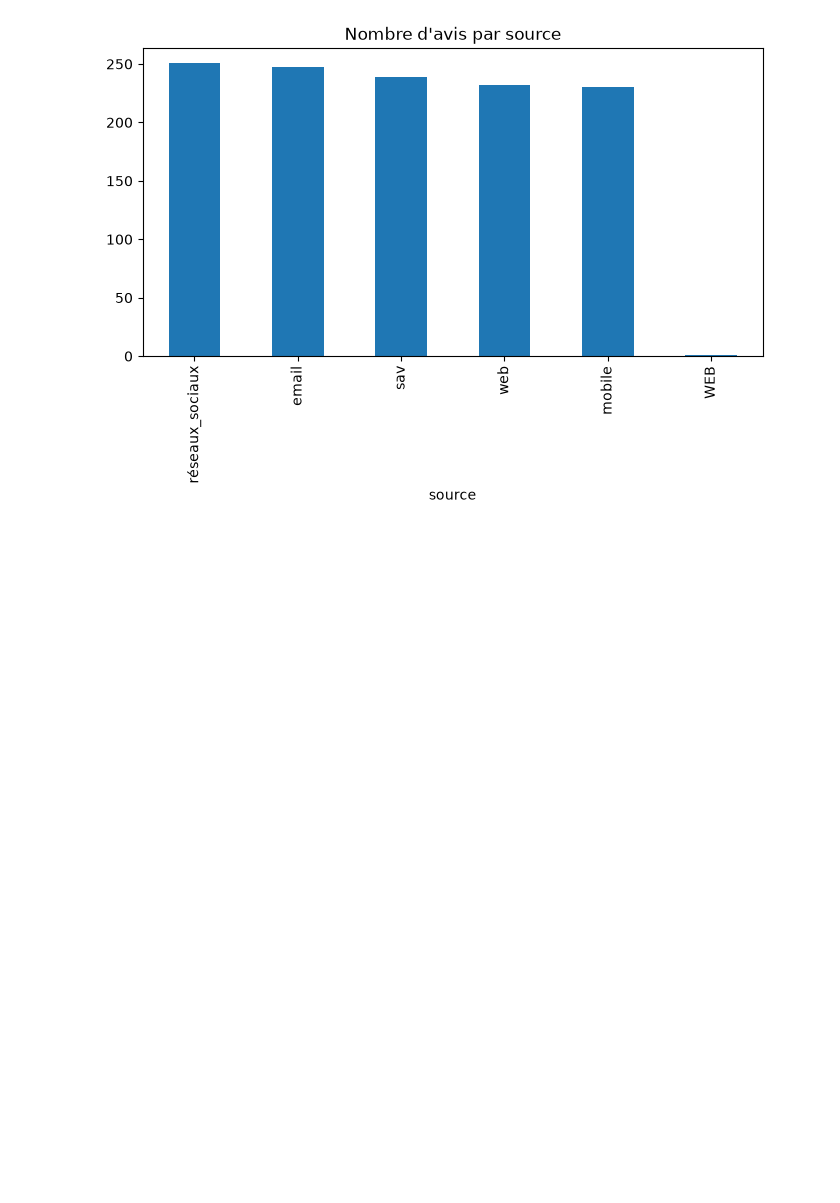
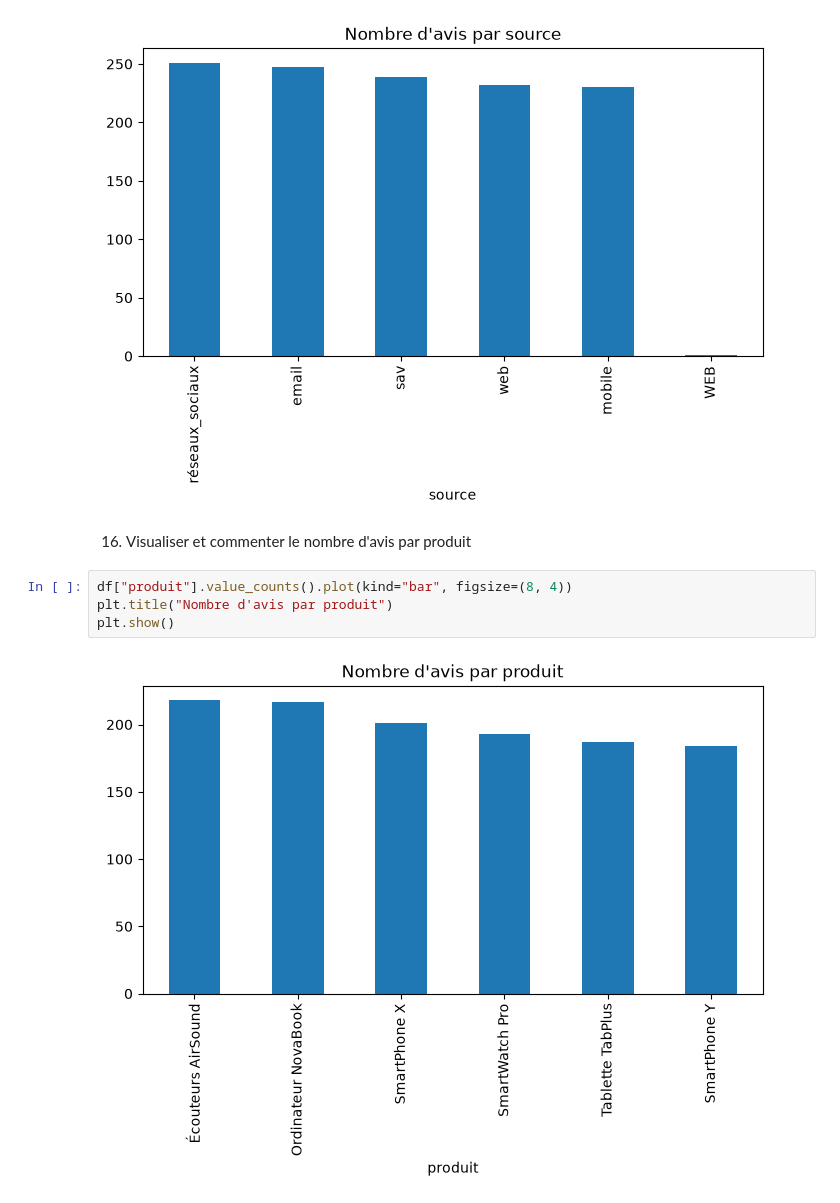
Before and after one commit to rokhayacoumbadiouf-bit/Atelier_Preparation_Donnees_Textuelles, a Jupyter notebook: atelier_prepa_donnees_textuelles/notebooks/atelier_prepa_donnees_textuelles.ipynb, the cells around one changed output. Drawn from its saved outputs; the diff is of its cells as text; blank space fills up the shorter version.

Commit message:
exploration du corpus - visualisation avis par produit

```diff
--- a/atelier_prepa_donnees_textuelles/notebooks/atelier_prepa_donnees_textuelles.ipynb
+++ b/atelier_prepa_donnees_textuelles/notebooks/atelier_prepa_donnees_textuelles.ipynb
@@ -286,3 +286,11 @@ plt.title("Nombre d'avis par source")
 plt.show()
 # %% [output]
 [figure]
+# %% [markdown]
+16) Visualiser et commenter le nombre d'avis par produit
+# %%
+df["produit"].value_counts().plot(kind="bar", figsize=(8, 4))
+plt.title("Nombre d'avis par produit")
+plt.show()
+# %% [output]
+[figure, added]
```
